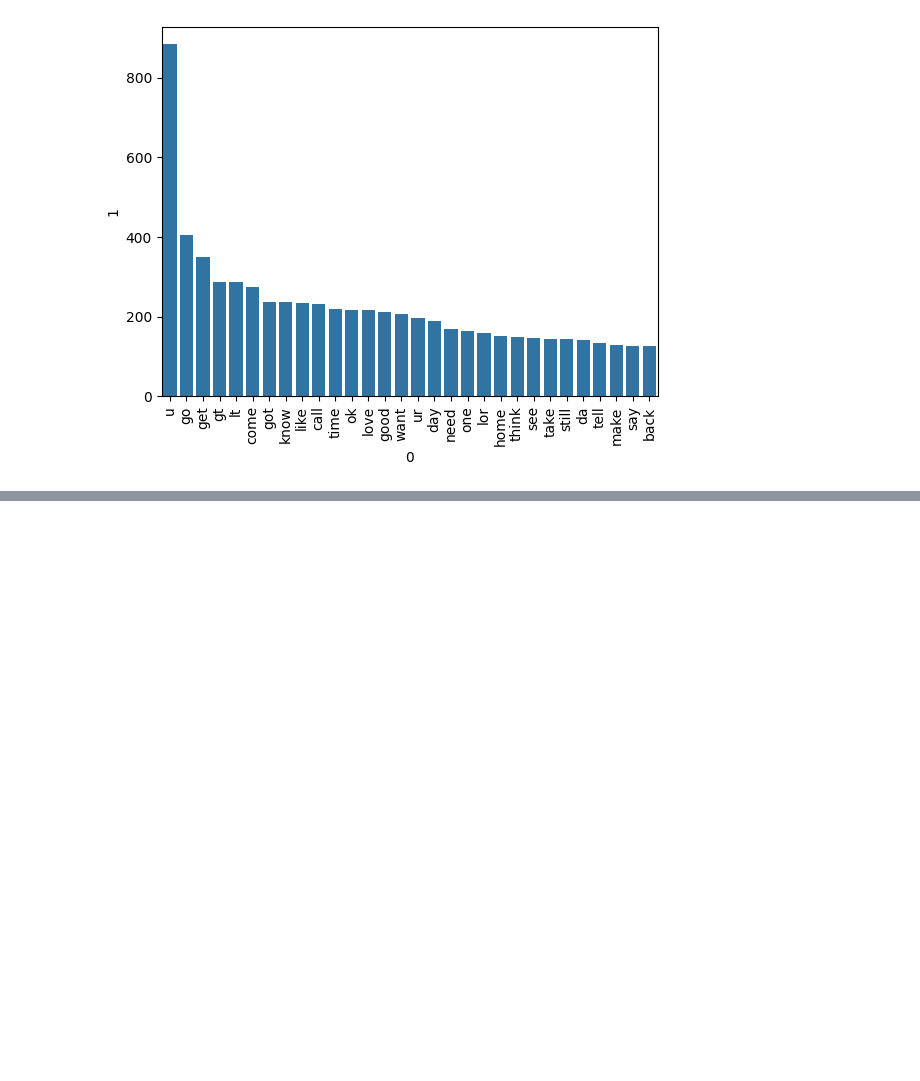
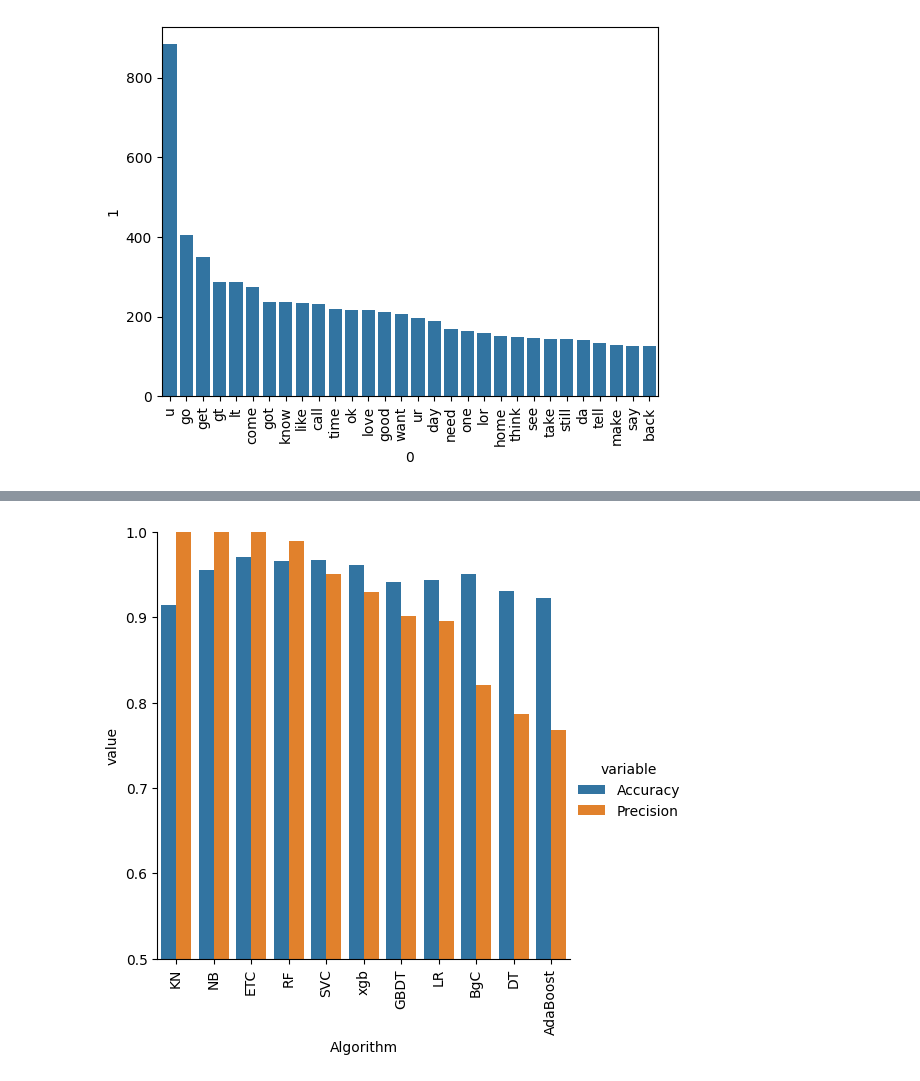
Before and after one commit to lalchhabi/Email_SMS_Spam_Detection, a Jupyter notebook: email_sms_classifier.ipynb, the cells around one changed output, grey strips where cells are left out. Drawn from its saved outputs; the diff is of its cells as text; code cells hidden in the pictures; blank space fills up the shorter version.

Commit message:
build the different models and compare them with their accuracy

```diff
--- a/email_sms_classifier.ipynb
+++ b/email_sms_classifier.ipynb
@@ -434,0 +566,2 @@ plt.show()
+# %%
+train_classifier(svc,X_train,y_train,X_test,y_test)
@@ -434,0 +570,14 @@ plt.show()
+# %%
+accuracy_scores = []
+precision_scores = []
+
+for name,clf in clfs.items():
+
+    current_accuracy,current_precision = train_classifier(clf, X_train,y_train,X_test,y_test)
+
+    print("For ",name)
+    print("Accuracy - ",current_accuracy)
+    print("Precision - ",current_precision)
+
+    accuracy_scores.append(current_accuracy)
+    precision_scores.append(current_precision)
@@ -434,0 +602,2 @@ plt.show()
+# %%
+performance_df = pd.DataFrame({'Algorithm':clfs.keys(),'Accuracy':accuracy_scores,'Precision':precision_scores}).sort_values('Precision',ascending=False)
@@ -434,0 +619,4 @@ plt.show()
+# %%
+performance_df1 = pd.melt(performance_df, id_vars = "Algorithm")
+##### The pd.melt() function is used to unpivot a DataFrame from a wide format to a long format. In other words, it transforms the columns of the DataFrame into rows.
+###This is particularly useful when you want to prepare your data for visualization or analysis, as many libraries (e.g., Seaborn) prefer data in long format.
@@ -434,0 +643,8 @@ plt.show()
+# %%
+sns.catplot(x = 'Algorithm', y='value',
+               hue = 'variable',data=performance_df1, kind='bar',height=5)
+plt.ylim(0.5,1.0)
+plt.xticks(rotation='vertical')
+plt.show()
+# %% [output]
+[figure, added]
```
Also changed, not shown: parts of 25 cells of this notebook.
